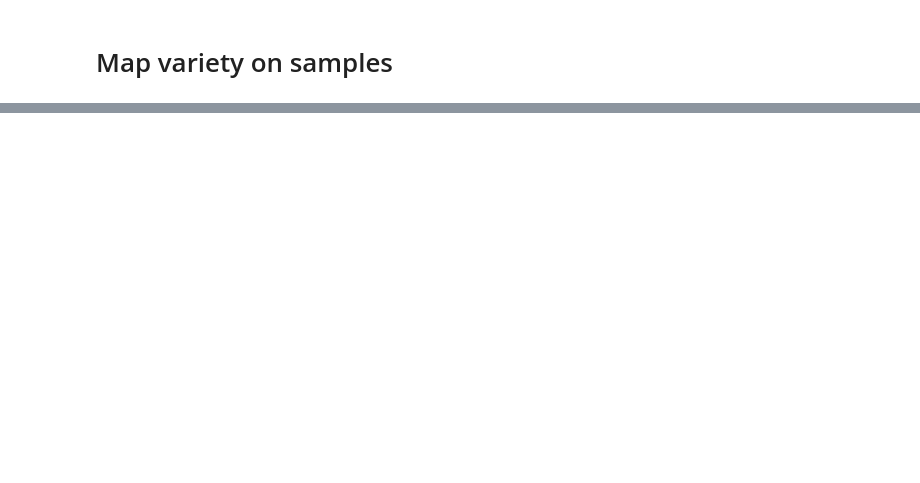
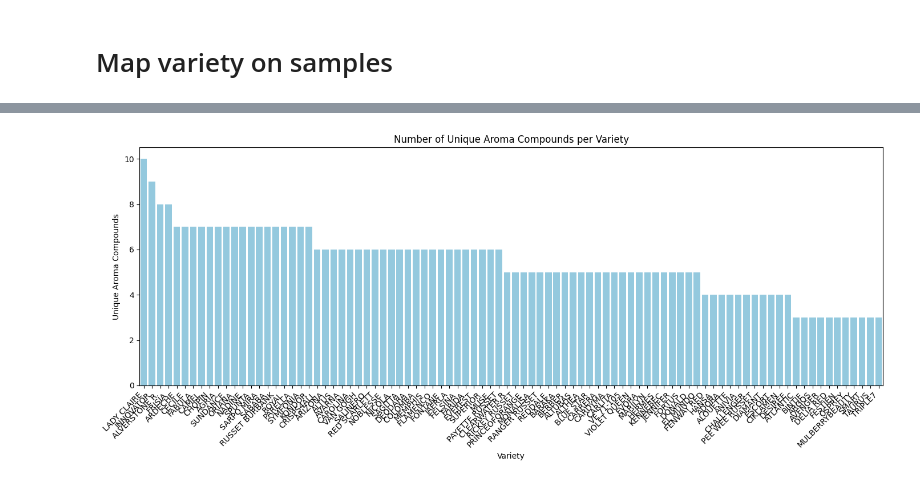
Before and after one commit to Fatemeh1362/internship, a Jupyter notebook: compound_analysis.ipynb, the cells around one changed output, grey strips where cells are left out. Drawn from its saved outputs; the diff is of its cells as text; code cells hidden in the pictures; blank space fills up the shorter version.

Commit message:
Update compound_analysis.ipynb
Add ''comparing the varieties in terms of their aroma profile''

```diff
--- a/compound_analysis.ipynb
+++ b/compound_analysis.ipynb
@@ -476,0 +309,7 @@ ANTI                              1
+# %%
+# Explode for long format
+exploded = aroma_per_sample.explode('Aroma Compounds').dropna(subset=['Aroma Compounds', 'Variety'])
+
+# Build Variety × Aroma Compound matrix
+variety_aroma_matrix = pd.crosstab(exploded['Variety'], exploded['Aroma Compounds'])
+variety_aroma_matrix.head()
@@ -476,0 +326,22 @@ ANTI                              1
+# %%
+# Count unique aroma compounds per variety
+aroma_counts_by_variety = (
+    variety_aroma_matrix.sum(axis=1)
+    .sort_values(ascending=False)
+    .reset_index()
+    .rename(columns={0: 'Aroma Count', 'Variety': 'Variety'})
+)
+
+print("Unique aroma compounds per variety:")
+print(aroma_counts_by_variety)
+
+# Count frequency of each compound across varieties
+compound_frequency = (
+    variety_aroma_matrix.sum(axis=0)
+    .sort_values(ascending=False)
+    .reset_index()
+    .rename(columns={0: 'Frequency', 'Aroma Compounds': 'Compound'})
+)
+
+print("\nMost frequent aroma compounds across all varieties:")
+print(compound_frequency.head(10))
@@ -527,0 +368,11 @@ array([], dtype=object)
+# %%
+plt.figure(figsize=(14, 6))
+sns.barplot(data=aroma_counts_by_variety, x='Variety', y='Aroma Count', color='skyblue')
+plt.xticks(rotation=45, ha='right')
+plt.title("Number of Unique Aroma Compounds per Variety")
+plt.xlabel("Variety")
+plt.ylabel("Unique Aroma Compounds")
+plt.tight_layout()
+plt.show()
+# %% [output]
+[figure, added]
```
Also changed, not shown: parts of 36 cells of this notebook.
